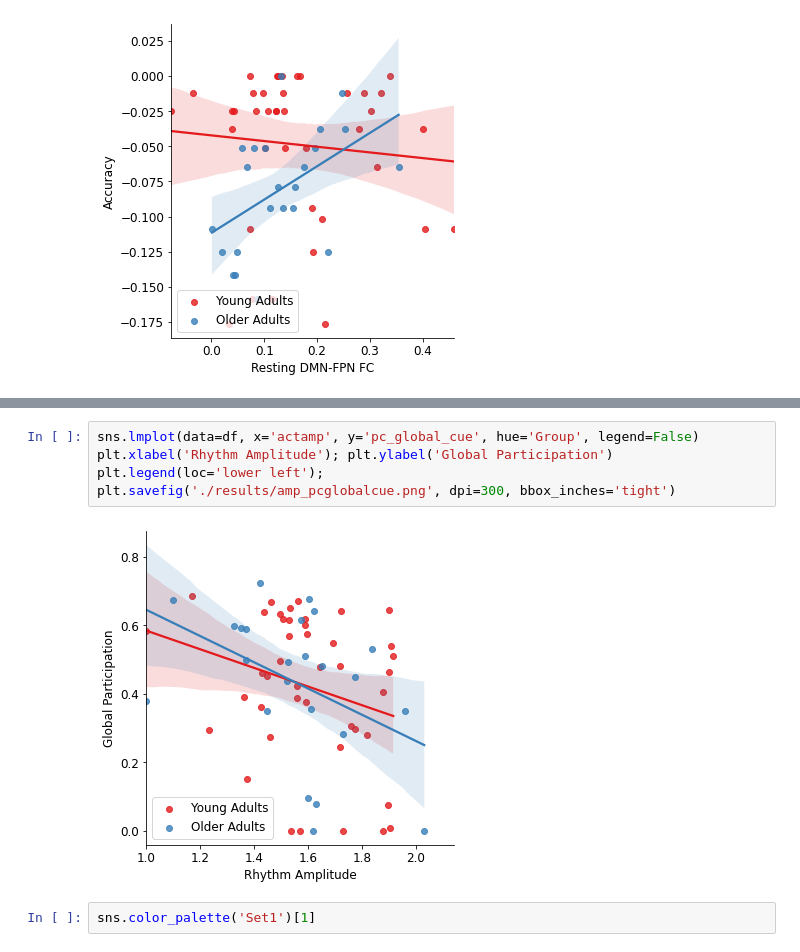
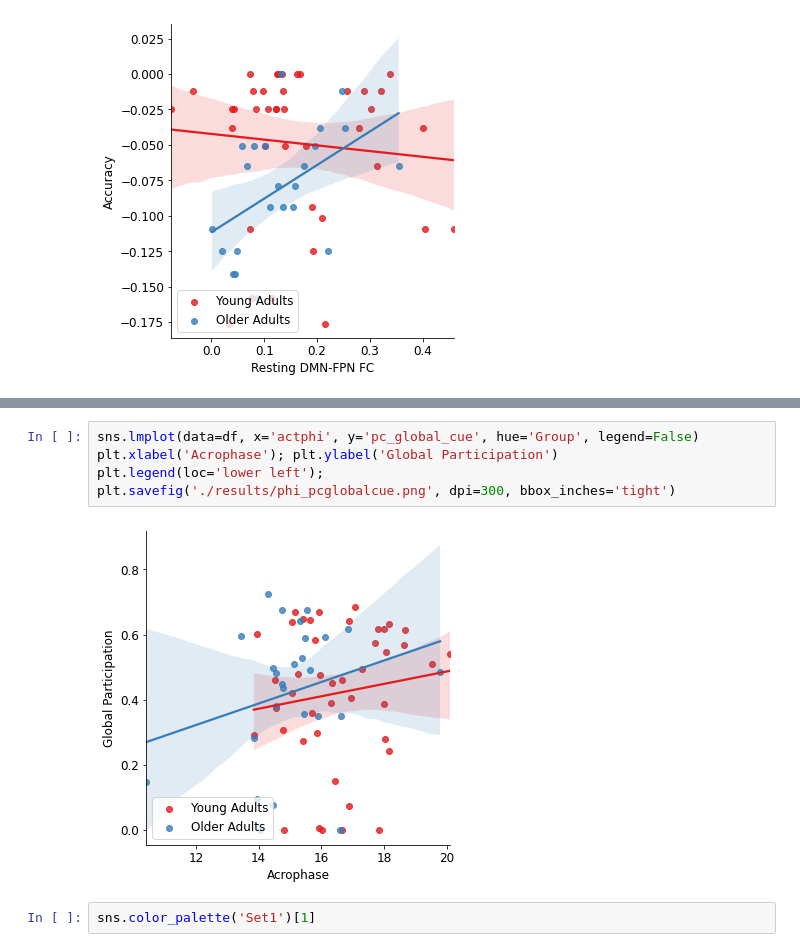
Before and after one commit to mcmahonmc/dissertation, a Jupyter notebook: Statistics.ipynb, the cells around one changed output, grey strips where cells are left out. Drawn from its saved outputs; the diff is of its cells as text.

```diff
--- a/Statistics.ipynb
+++ b/Statistics.ipynb
@@ -2346,10 +1947,10 @@ plt.savefig('./results/amp_hcfpnfc.png', dpi=300, bbox_inches='tight')
 # %%
-sns.lmplot(data=df, x='actamp', y='pc_global_cue', hue='Group', legend=False)
-plt.xlabel('Rhythm Amplitude'); plt.ylabel('Global Participation')
+sns.lmplot(data=df, x='actphi', y='pc_global_cue', hue='Group', legend=False)
+plt.xlabel('Acrophase'); plt.ylabel('Global Participation')
 plt.legend(loc='lower left');
-plt.savefig('./results/amp_pcglobalcue.png', dpi=300, bbox_inches='tight')
+plt.savefig('./results/phi_pcglobalcue.png', dpi=300, bbox_inches='tight')
 # %% [output]
-[figure, old version]
+[figure, new version]
 # %%
 sns.color_palette('Set1')[1]
 # %% [output]
```
Also changed, not shown: parts of 117 cells of this notebook, 24 other files.
